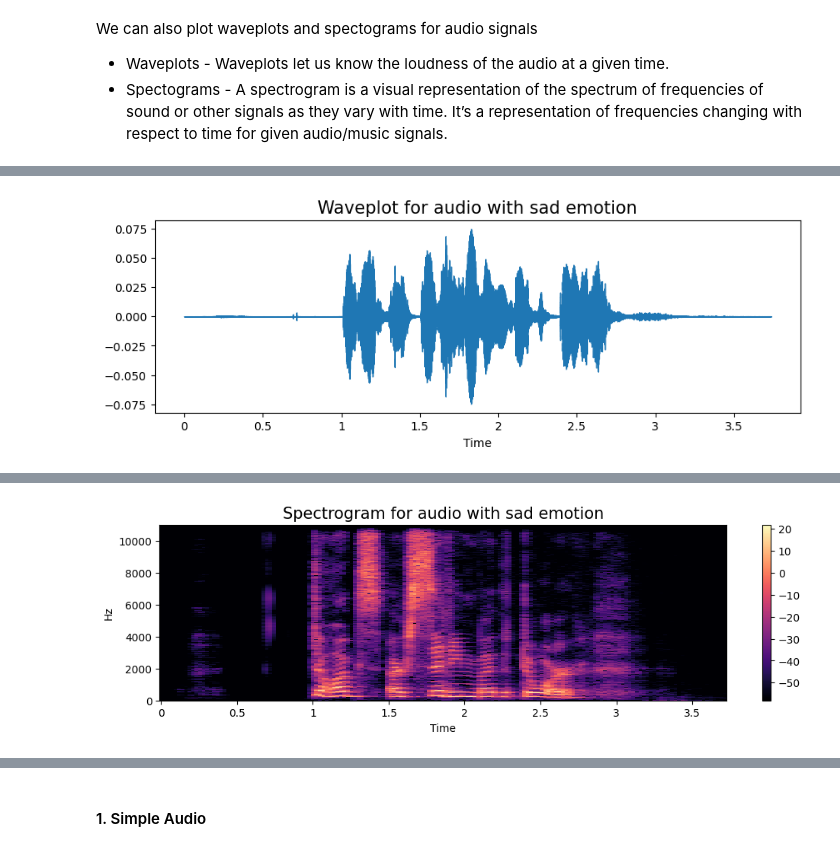
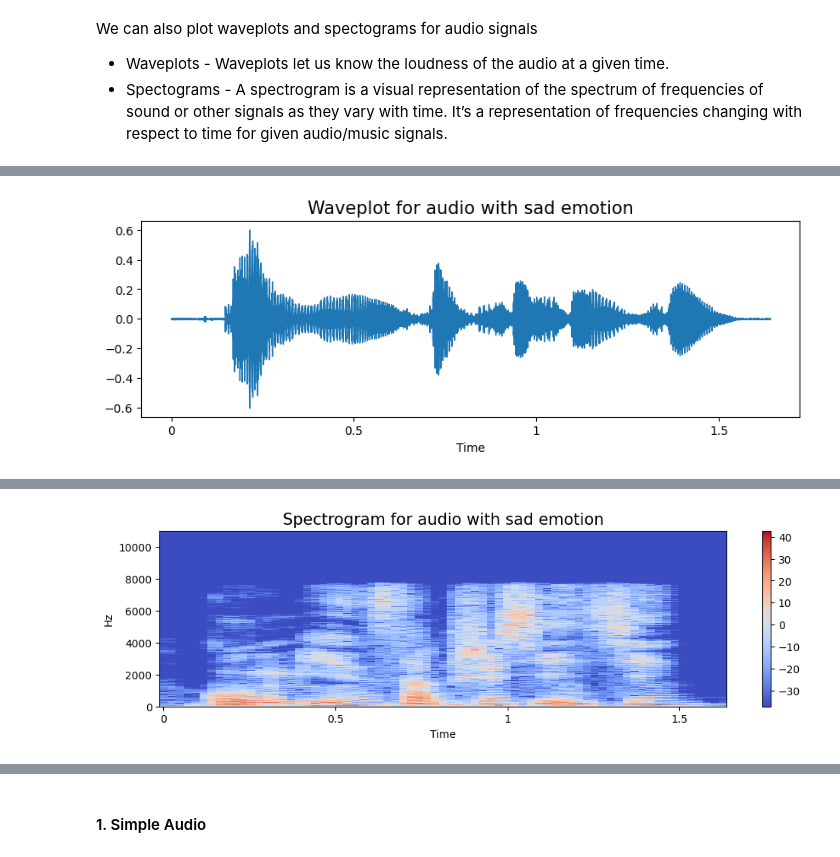
Before and after one commit to AlexXiang604/Comp576_project, a Jupyter notebook: code.ipynb, the cells around one changed output, grey strips where cells are left out. Saved outputs shown, nothing was run; the diff lists cells and outputs as text; code cells hidden in the pictures.

```diff
--- a/code.ipynb
+++ b/code.ipynb
@@ -214,32 +47,0 @@ The audio files in this dataset are named in such a way that the prefix letters
-# %%
-savee_directory_list = os.listdir(Savee)
-
-file_emotion = []
-file_path = []
-
-for file in savee_directory_list:
-    file_path.append(Savee + file)
-    part = file.split('_')[1]
-    ele = part[:-6]
-    if ele=='a':
-        file_emotion.append('angry')
-    elif ele=='d':
-        file_emotion.append('disgust')
-    elif ele=='f':
-        file_emotion.append('fear')
-    elif ele=='h':
-        file_emotion.append('happy')
-    elif ele=='n':
-        file_emotion.append('neutral')
-    elif ele=='sa':
-        file_emotion.append('sad')
-    else:
-        file_emotion.append('surprise')
-
-# dataframe for emotion of files
-emotion_df = pd.DataFrame(file_emotion, columns=['Emotions'])
-
-# dataframe for path of files.
-path_df = pd.DataFrame(file_path, columns=['Path'])
-Savee_df = pd.concat([emotion_df, path_df], axis=1)
-Savee_df.head()
@@ -348,7 +122,7 @@ def create_spectrogram(data, sr, e):
     plt.colorbar()
 # %%
 emotion='fear'
-path = np.array(data_path.Path[data_path.Emotions==emotion])[1]
+path = np.array(Casia_df.Path[Casia_df.Emotions==emotion])[1]
 data, sampling_rate = librosa.load(path)
 create_waveplot(data, sampling_rate, emotion)
 create_spectrogram(data, sampling_rate, emotion)
@@ -360,6 +134,6 @@ Audio(path)
 # %%
 emotion='angry'
-path = np.array(data_path.Path[data_path.Emotions==emotion])[1]
+path = np.array(Casia_df.Path[Casia_df.Emotions==emotion])[1]
 data, sampling_rate = librosa.load(path)
 create_waveplot(data, sampling_rate, emotion)
 create_spectrogram(data, sampling_rate, emotion)
@@ -371,13 +145,13 @@ Audio(path)
 # %%
 emotion='sad'
-path = np.array(data_path.Path[data_path.Emotions==emotion])[1]
+path = np.array(Casia_df.Path[Casia_df.Emotions==emotion])[1]
 data, sampling_rate = librosa.load(path)
 create_waveplot(data, sampling_rate, emotion)
 create_spectrogram(data, sampling_rate, emotion)
 Audio(path)
 # %% [output]
-[figure, old version]
+[figure, new version]
 [interactive output not drawn]
-[figure, old version]
+[figure, new version]
 # %%
 emotion='happy'
```
Also changed, not shown: parts of 44 cells of this notebook, 1 other file.
